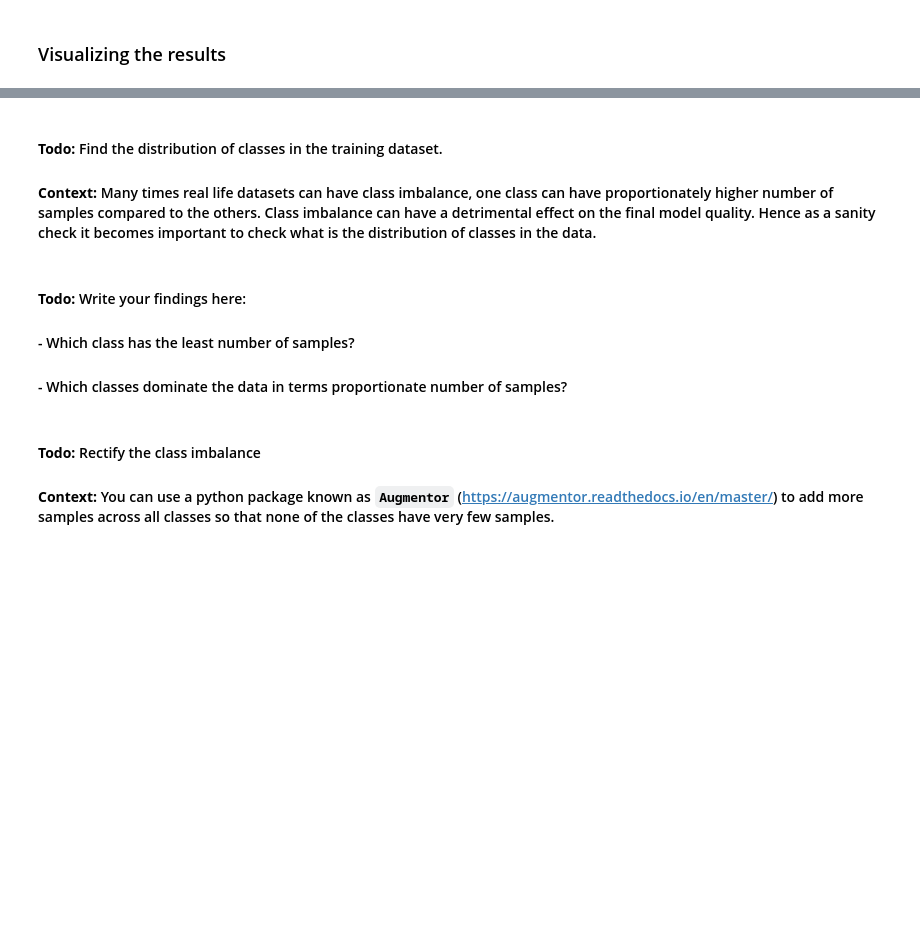
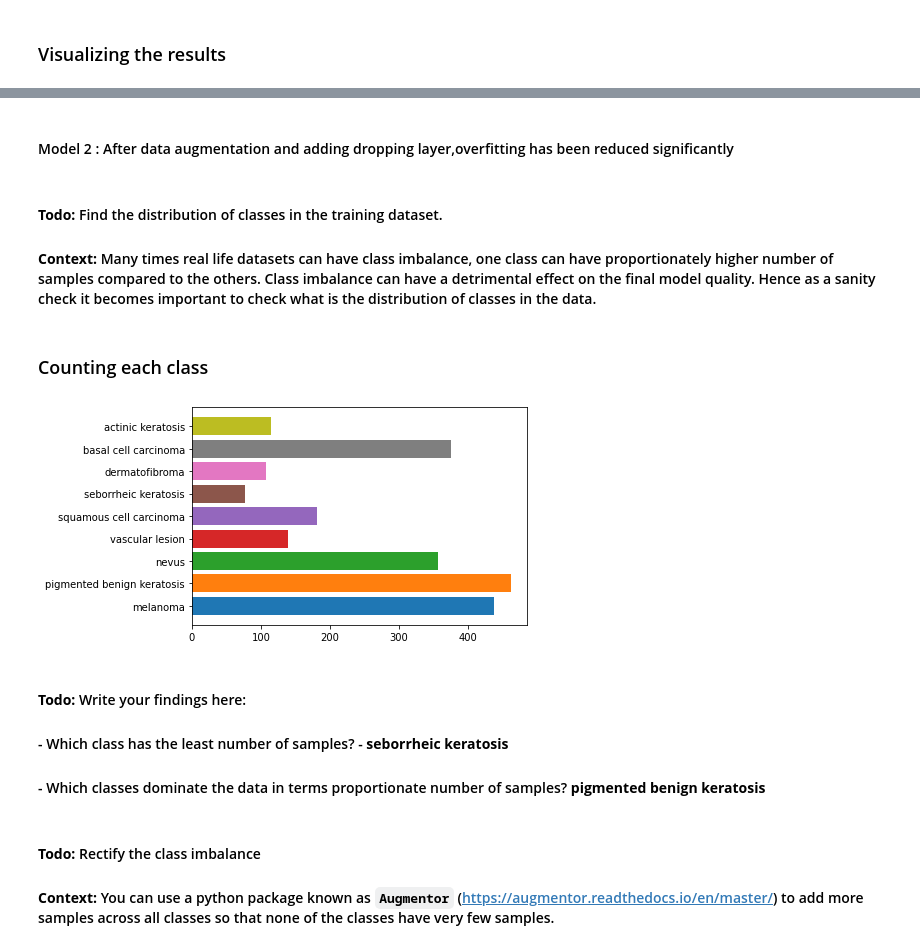
Before and after one commit to anushkaparadkar/melenoma-detection, a Jupyter notebook: CNN_Skin_Cancer.ipynb, the cells around one changed output, grey strips where cells are left out. Cells and saved outputs as stored; diff of their text form; code cells hidden in the pictures; blank space fills up the shorter version.

```diff
--- a/CNN_Skin_Cancer.ipynb
+++ b/CNN_Skin_Cancer.ipynb
@@ -217,3 +356,5 @@ plt.show()
+# %% [markdown]
+#### Model 2 : After data augmentation and adding dropping layer,overfitting has been reduced significantly
 # %% [markdown]
 #### **Todo:** Find the distribution of classes in the training dataset.
 #### **Context:** Many times real life datasets can have class imbalance, one class can have proportionately higher number of samples compared to the others. Class imbalance can have a detrimental effect on the final model quality. Hence as a sanity check it becomes important to check what is the distribution of classes in the data.
@@ -221,0 +361,2 @@ plt.show()
+# %% [markdown]
+### Counting each class
@@ -222,7 +365,19 @@ plt.show()
+# %%
+import os
+path = '/content/gdrive/MyDrive/Skin cancer ISIC The International Skin Imaging Collaboration/Train'
+mn = 0
+folders = ([name for name in os.listdir(path)
+            if os.path.isdir(os.path.join(path, name))]) # get all directories
+for folder in folders:
+    contents = os.listdir(os.path.join(path,folder)) # get list of contents
+    if len(contents) >= mn: # if greater than the limit, print folder and number of contents
+        plt.barh(folder,len(contents))
+# %% [output]
+[figure, added]
 # %% [markdown]
 #### **Todo:** Write your findings here:
-#### - Which class has the least number of samples?
-#### - Which classes dominate the data in terms proportionate number of samples?
+#### - Which class has the least number of samples? - **seborrheic keratosis**
+#### - Which classes dominate the data in terms proportionate number of samples? **pigmented benign keratosis**
 # %% [markdown]
 #### **Todo:** Rectify the class imbalance
 #### **Context:** You can use a python package known as `Augmentor` (https://augmentor.readthedocs.io/en/master/) to add more samples across all classes so that none of the classes have very few samples.
```
Also changed, not shown: parts of 50 cells of this notebook.
